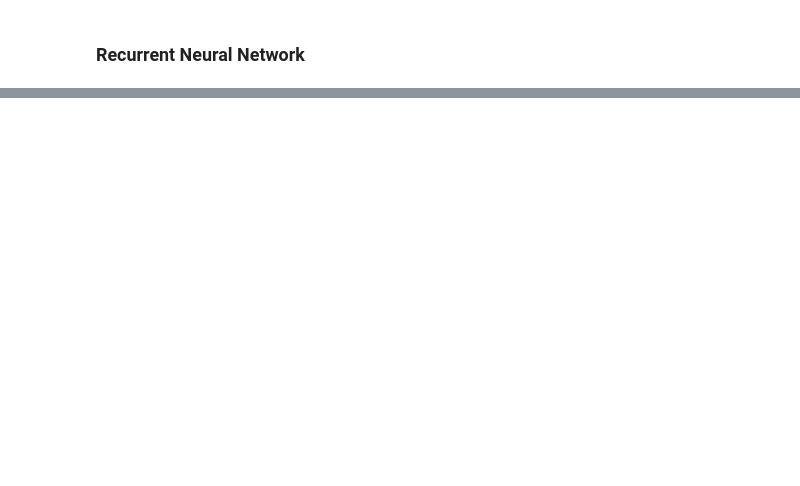
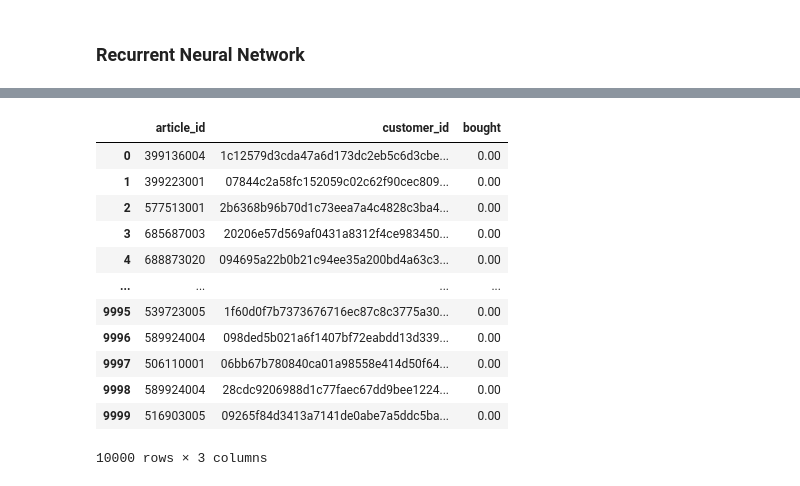
Before and after one commit to underthelights/recsys_hnm, a Jupyter notebook: [RecSys]_H&M_Data_Analysis_&_RecSys.ipynb, the cells around one changed output, grey strips where cells are left out. Saved outputs shown, nothing was run; the diff lists cells and outputs as text; code cells hidden in the pictures; blank space fills up the shorter version.

```diff
--- a/[RecSys]_H&M_Data_Analysis_&_RecSys.ipynb
+++ b/[RecSys]_H&M_Data_Analysis_&_RecSys.ipynb
@@ -2260,0 +2217,24 @@ Epoch 50/50
+# %%
+
+np.random.seed(0)
+
+negative_samples = pd.DataFrame({
+    'article_id': np.random.choice(transactions2.article_id.unique(), transactions.shape[0]),
+    'customer_id': np.random.choice(transactions2.customer_id.unique(), transactions.shape[0]),
+    'bought': np.zeros(transactions.shape[0])
+})
+negative_samples
+# %% [output]
+|  | article_id | customer_id | bought |
+| 0 | 399136004 | 1c12579d3cda47a6d173dc2eb5c6d3cbe... | 0.00 |
+| 1 | 399223001 | 07844c2a58fc152059c02c62f90cec809... | 0.00 |
+| 2 | 577513001 | 2b6368b96b70d1c73eea7a4c4828c3ba4... | 0.00 |
+| 3 | 685687003 | 20206e57d569af0431a8312f4ce983450... | 0.00 |
+| 4 | 688873020 | 094695a22b0b21c94ee35a200bd4a63c3... | 0.00 |
+| ... | ... | ... | ... |
+| 9995 | 539723005 | 1f60d0f7b7373676716ec87c8c3775a30... | 0.00 |
+| 9996 | 589924004 | 098ded5b021a6f1407bf72eabdd13d339... | 0.00 |
+| 9997 | 506110001 | 06bb67b780840ca01a98558e414d50f64... | 0.00 |
+| 9998 | 589924004 | 28cdc9206988d1c77faec67dd9bee1224... | 0.00 |
+| 9999 | 516903005 | 09265f84d3413a7141de0abe7a5ddc5ba... | 0.00 |
+10000 rows × 3 columns
```
Also changed, not shown: parts of 143 cells of this notebook.
